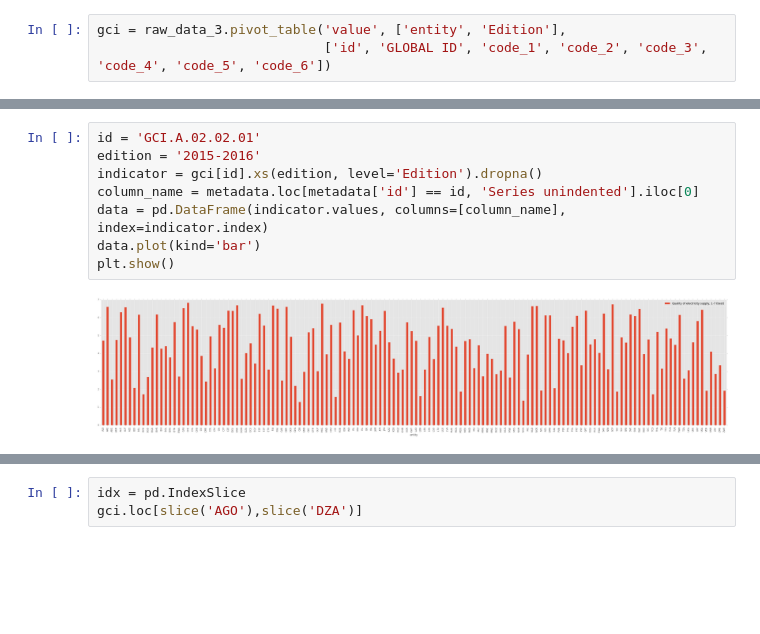
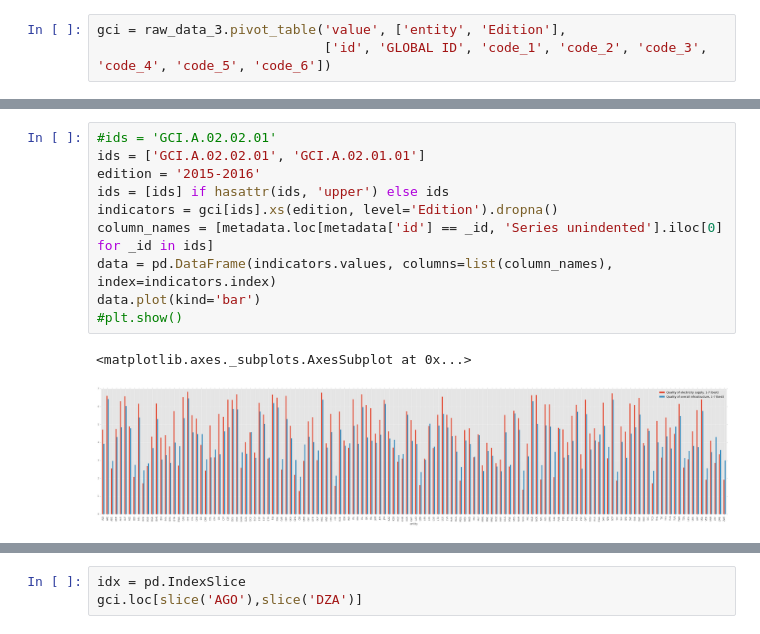
Before and after one commit to docBase/macg, a Jupyter notebook: src/gci/Global Competitiveness Indicators.ipynb, the cells around one changed output, grey strips where cells are left out. Drawn from its saved outputs; the diff is of its cells as text; blank space fills up the shorter version.

Commit message:
Allow retrieval and plotting of any number of indicators

```diff
--- a/src/gci/Global Competitiveness Indicators.ipynb
+++ b/src/gci/Global Competitiveness Indicators.ipynb
@@ -59,12 +67,15 @@ gci = raw_data_3.pivot_table('value', ['entity', 'Edition'],
 # %%
-id = 'GCI.A.02.02.01'
+#ids = 'GCI.A.02.02.01'
+ids = ['GCI.A.02.02.01', 'GCI.A.02.01.01']
 edition = '2015-2016'
-indicator = gci[id].xs(edition, level='Edition').dropna()
-column_name = metadata.loc[metadata['id'] == id, 'Series unindented'].iloc[0]
-data = pd.DataFrame(indicator.values, columns=[column_name], index=indicator.index)
+ids = [ids] if hasattr(ids, 'upper') else ids
+indicators = gci[ids].xs(edition, level='Edition').dropna()
+column_names = [metadata.loc[metadata['id'] == _id, 'Series unindented'].iloc[0] for _id in ids]
+data = pd.DataFrame(indicators.values, columns=list(column_names), index=indicators.index)
 data.plot(kind='bar')
-plt.show()
+#plt.show()
 # %% [output]
+<matplotlib.axes._subplots.AxesSubplot at 0x...>
-[figure, old version]
+[figure, new version]
 # %%
 gci.xs('AIRSEATKM', level='GLOBAL ID', axis=1)
```
Also changed, not shown: parts of 4 cells of this notebook, 1 other file.
